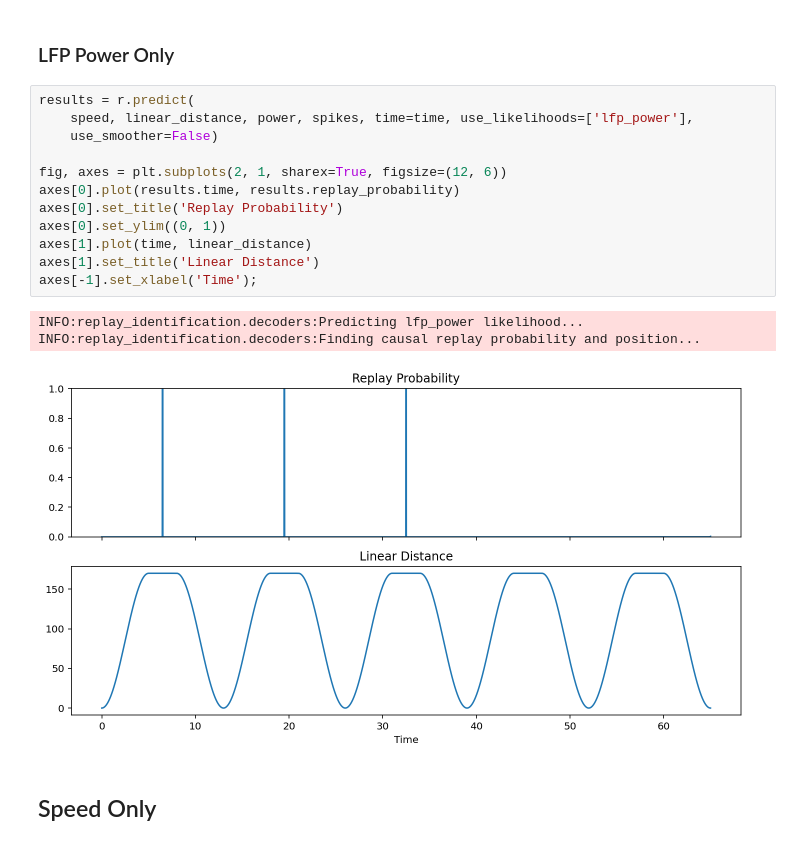
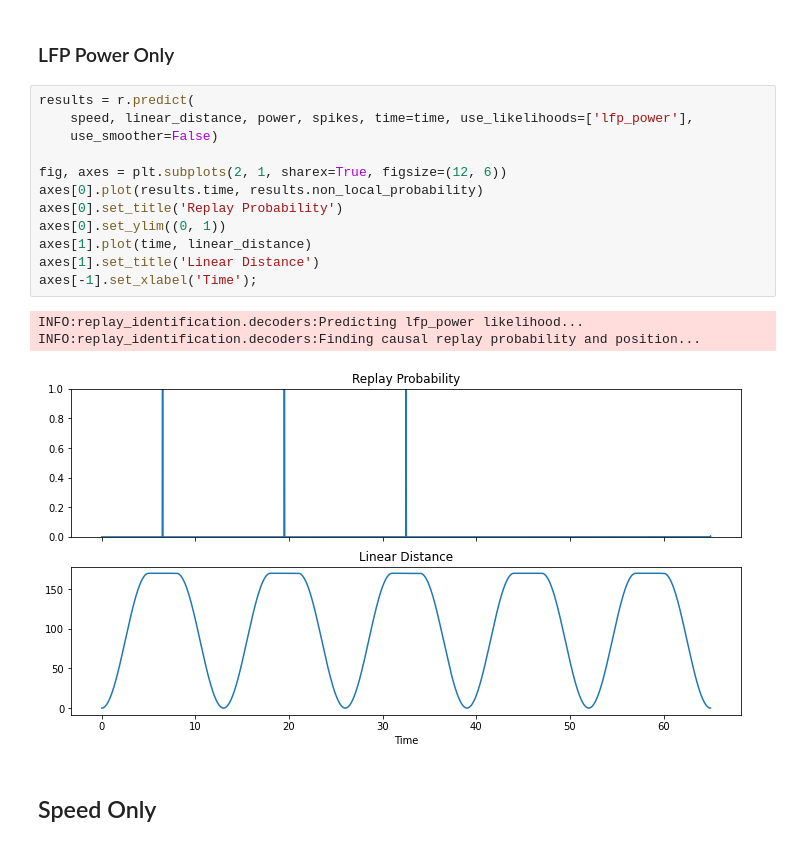
Before and after one commit to Eden-Kramer-Lab/replay_identification, a Jupyter notebook: notebooks/Test_Simulated_Data.ipynb, the cells around one changed output. Cells and saved outputs as stored; diff of their text form.

```diff
--- a/notebooks/Test_Simulated_Data.ipynb
+++ b/notebooks/Test_Simulated_Data.ipynb
@@ -417,19 +413,19 @@ plt.tight_layout()
 # %%
 results = r.predict(
     speed, linear_distance, power, spikes, time=time, use_likelihoods=['lfp_power'],
     use_smoother=False)
 
 fig, axes = plt.subplots(2, 1, sharex=True, figsize=(12, 6))
-axes[0].plot(results.time, results.replay_probability)
+axes[0].plot(results.time, results.non_local_probability)
 axes[0].set_title('Replay Probability')
 axes[0].set_ylim((0, 1))
 axes[1].plot(time, linear_distance)
 axes[1].set_title('Linear Distance')
 axes[-1].set_xlabel('Time');
 # %% [output]
 INFO:replay_identification.decoders:Predicting lfp_power likelihood...
 INFO:replay_identification.decoders:Finding causal replay probability and position...
-[figure, old version]
+[figure, new version]
 # %% [markdown]
 ## Speed Only
 # %%
```
Also changed, not shown: parts of 32 cells of this notebook, 7 other files.
